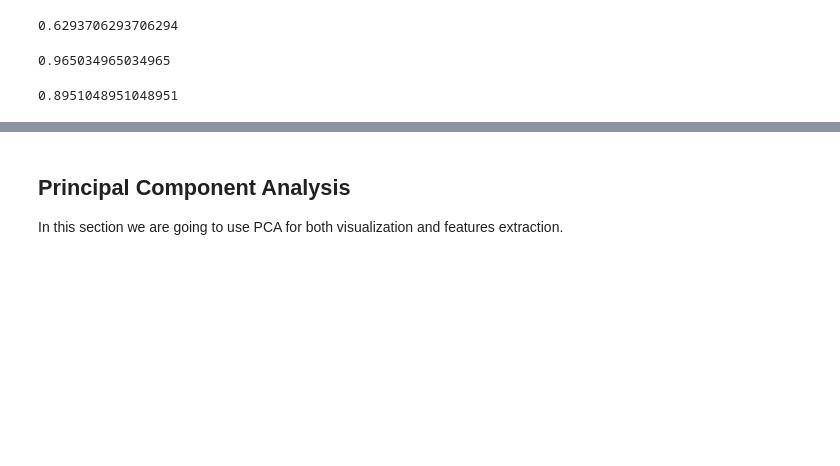
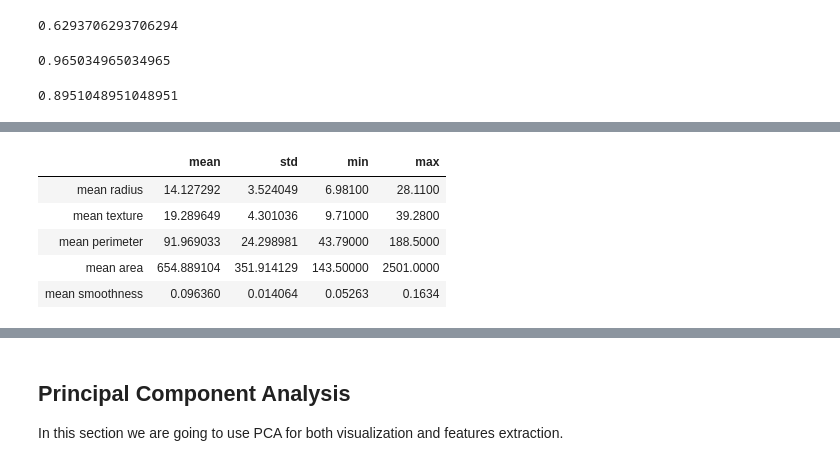
Before and after one commit to tomorrowdata/machine-learning-course-notebooks, a Jupyter notebook: solved/Hands-On 2 Unsupervised Live 18-11-20.ipynb, the cells around one changed output, grey strips where cells are left out. Cells and saved outputs as stored; diff of their text form; code cells hidden in the pictures; blank space fills up the shorter version.

```diff
--- a/solved/Hands-On 2 Unsupervised Live 18-11-20.ipynb
+++ b/solved/Hands-On 2 Unsupervised Live 18-11-20.ipynb
@@ -291,0 +293,10 @@ Use `pandas.DataFrame()` to construct dataframes starting from different scaled
+# %%
+res = pd.DataFrame(X, columns=breast_ds.feature_names).describe().T
+res[['mean', 'std', 'min', 'max']].head(5)
+# %% [output]
+|  | mean | std | min | max |
+| mean radius | 14.127292 | 3.524049 | 6.98100 | 28.1100 |
+| mean texture | 19.289649 | 4.301036 | 9.71000 | 39.2800 |
+| mean perimeter | 91.969033 | 24.298981 | 43.79000 | 188.5000 |
+| mean area | 654.889104 | 351.914129 | 143.50000 | 2501.0000 |
+| mean smoothness | 0.096360 | 0.014064 | 0.05263 | 0.1634 |
```
Also changed, not shown: parts of 20 cells of this notebook, 1 other file.
